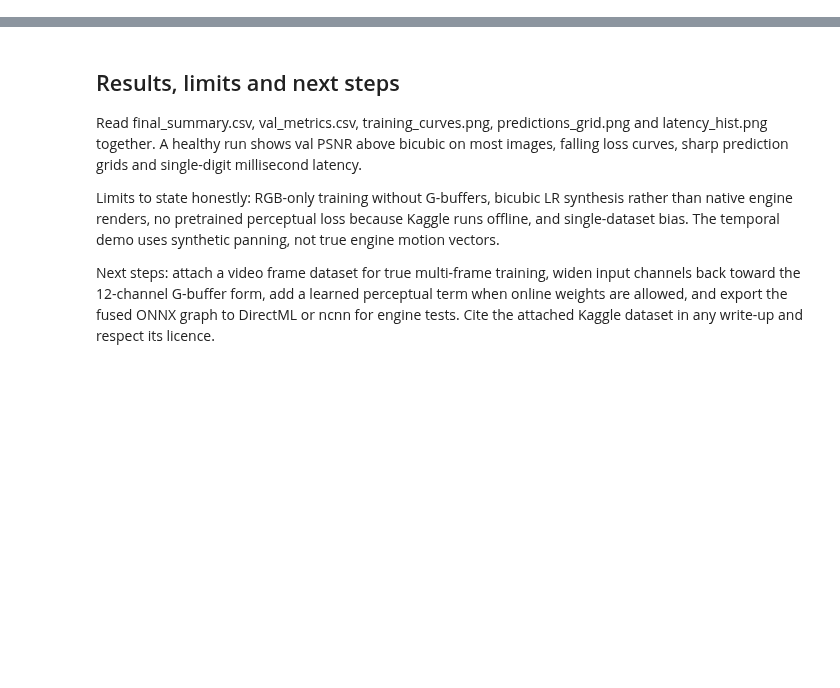
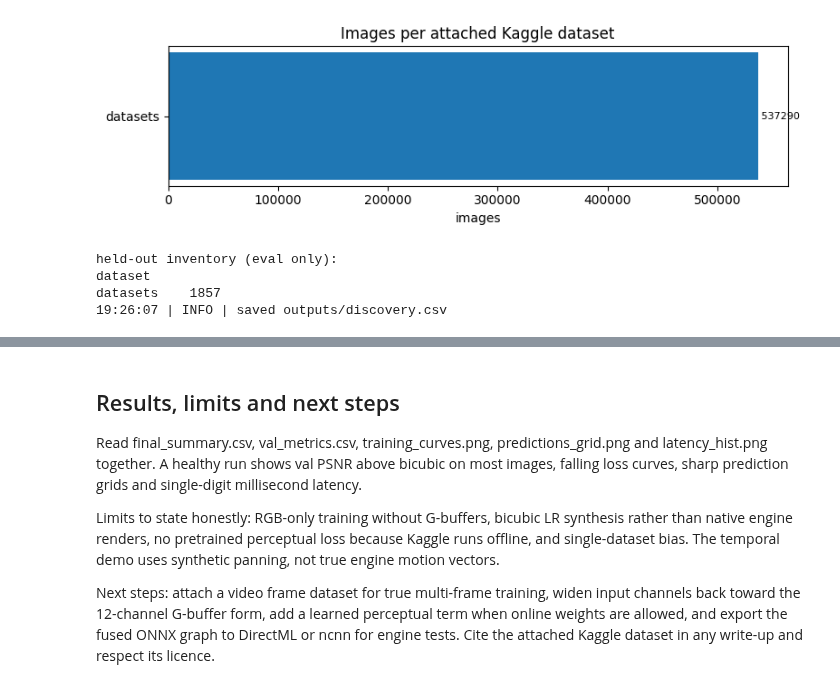
Before and after one commit to parthmital/High-Throughput-Neural-Super-Sampling, a Jupyter notebook: neural_supersampling.ipynb, the cells around one changed output, grey strips where cells are left out. Drawn from its saved outputs; the diff is of its cells as text; code cells hidden in the pictures; blank space fills up the shorter version.

```diff
--- a/neural_supersampling.ipynb
+++ b/neural_supersampling.ipynb
@@ -241,14 +305,16 @@ HOLDOUT_HINTS = ('vid4', 'super-resolution-benchmark')  # RESEARCH 3.6: never tr
 logger.info('dataset discovery under /kaggle/input only')
 if not INPUT_ROOT.exists():
     raise RuntimeError('Kaggle-only notebook: /kaggle/input missing.')
-all_paths = list(INPUT_ROOT.rglob('*'))
 img_files = []
-for p in tqdm(all_paths, desc='scan-input'):
-    try:
-        if p.is_file() and p.suffix.lower() in IMG_EXTS and not any(s.startswith('.') for s in p.parts):
-            img_files.append(p)
-    except Exception:
+for root, _, files in os.walk(str(INPUT_ROOT)):
+    if any(part.startswith('.') for part in Path(root).parts):
         continue
+    for f in files:
+        if f.startswith('.'):
+            continue
+        ext = os.path.splitext(f)[1].lower()
+        if ext in IMG_EXTS:
+            img_files.append(Path(root) / f)
 img_files = sorted(img_files)
 logger.info('found %d images (incl. .ppm for FlyingChairs)', len(img_files))
 holdout_files = [p for p in img_files if any(h in str(p).lower() for h in HOLDOUT_HINTS)]
@@ -260,10 +326,24 @@ if len(train_pool) == 0:
     raise RuntimeError('Only held-out datasets attached. Attach a training set (e.g. soumikrakshit/div2k-high-resolution-images).')
 if len(img_files) == 0:
     raise RuntimeError('No images under /kaggle/input. Attach a dataset with + Add Input.')
+KNOWN_DATASETS = [
+    'div2k-high-resolution-images', 'flickr2k', 'df2k-ost', 'realsr-v3',
+    'reds-video-superresolution-toy-dataset', 'reds-dataset', 'mpi-sintel-dataset',
+    'vimeo-90k-7', 'vimeo-triplet', 'flyingchairs', 'vid4-dataset',
+    'super-resolution-benchmarks',
+]
 def top_ds(p):
     try:
         rel = p.relative_to(INPUT_ROOT)
-        return rel.parts[0] if len(rel.parts) > 1 else 'root'
+        for part in rel.parts:
+            low = part.lower()
+            for kd in KNOWN_DATASETS:
+                if kd in low:
+                    return kd
+        parts = rel.parts
+        if parts[0].lower() in ('datasets', 'data', 'input') and len(parts) > 2:
+            return parts[1]
+        return parts[0] if len(parts) > 1 else 'root'
     except Exception:
         return 'root'
 counts = Counter([top_ds(p) for p in train_pool])
@@ -286,3 +366,4 @@ if len(hold_df):
     print('held-out inventory (eval only):')
     print(hold_df.groupby('dataset').size().to_string())
 logger.info('saved outputs/discovery.csv')
+# %% [output]
@@ -289,3 +377,8 @@ logger.info('saved outputs/discovery.csv')
+[figure, added]
+held-out inventory (eval only):
+dataset
+datasets    1857
+19:26:07 | INFO | saved outputs/discovery.csv
 # %%
 logger.info('EDA: resolution, mode, mean and std')
 NS = min(800, len(img_files))
```
Also changed, not shown: parts of 19 cells of this notebook.
